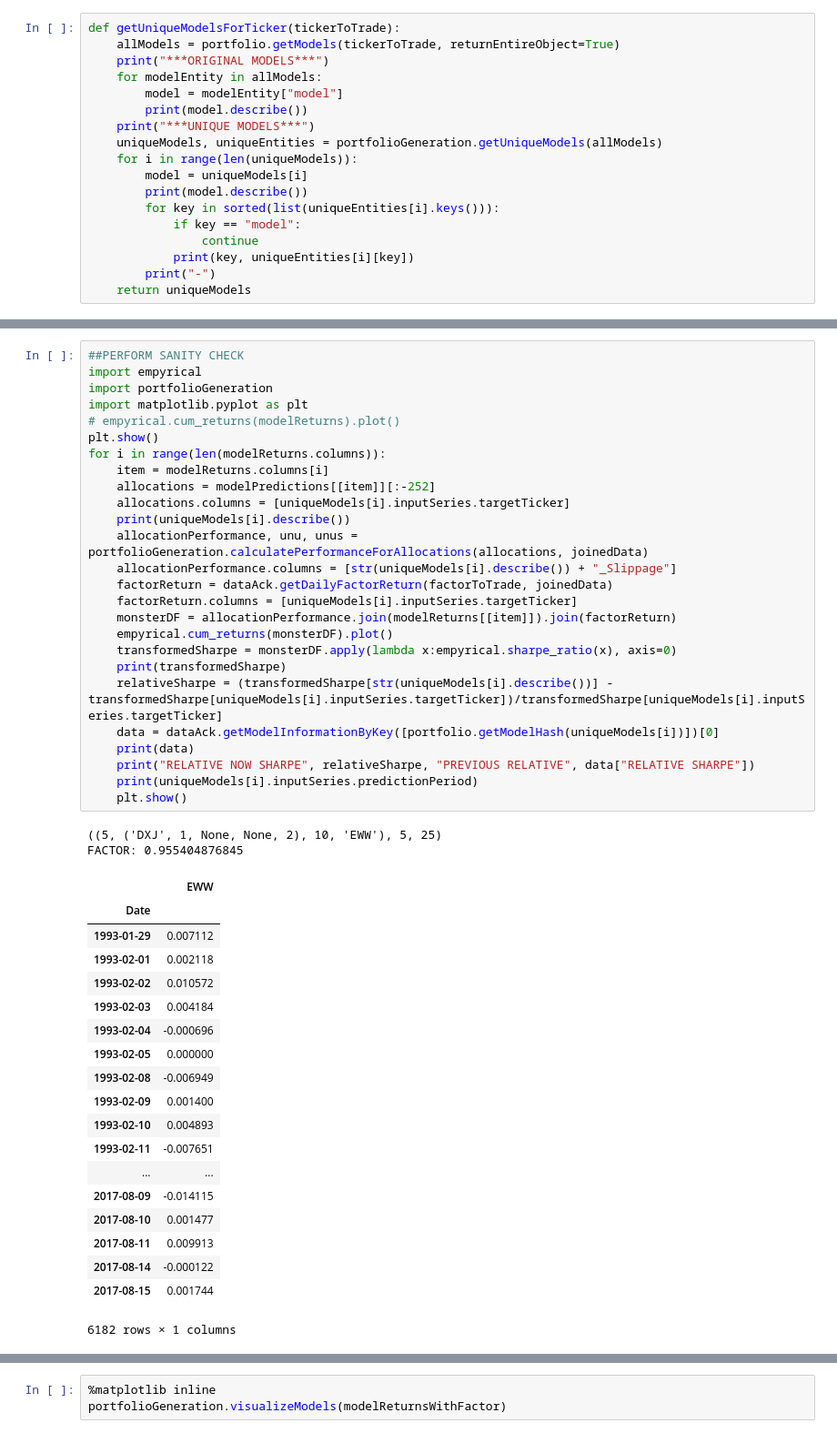
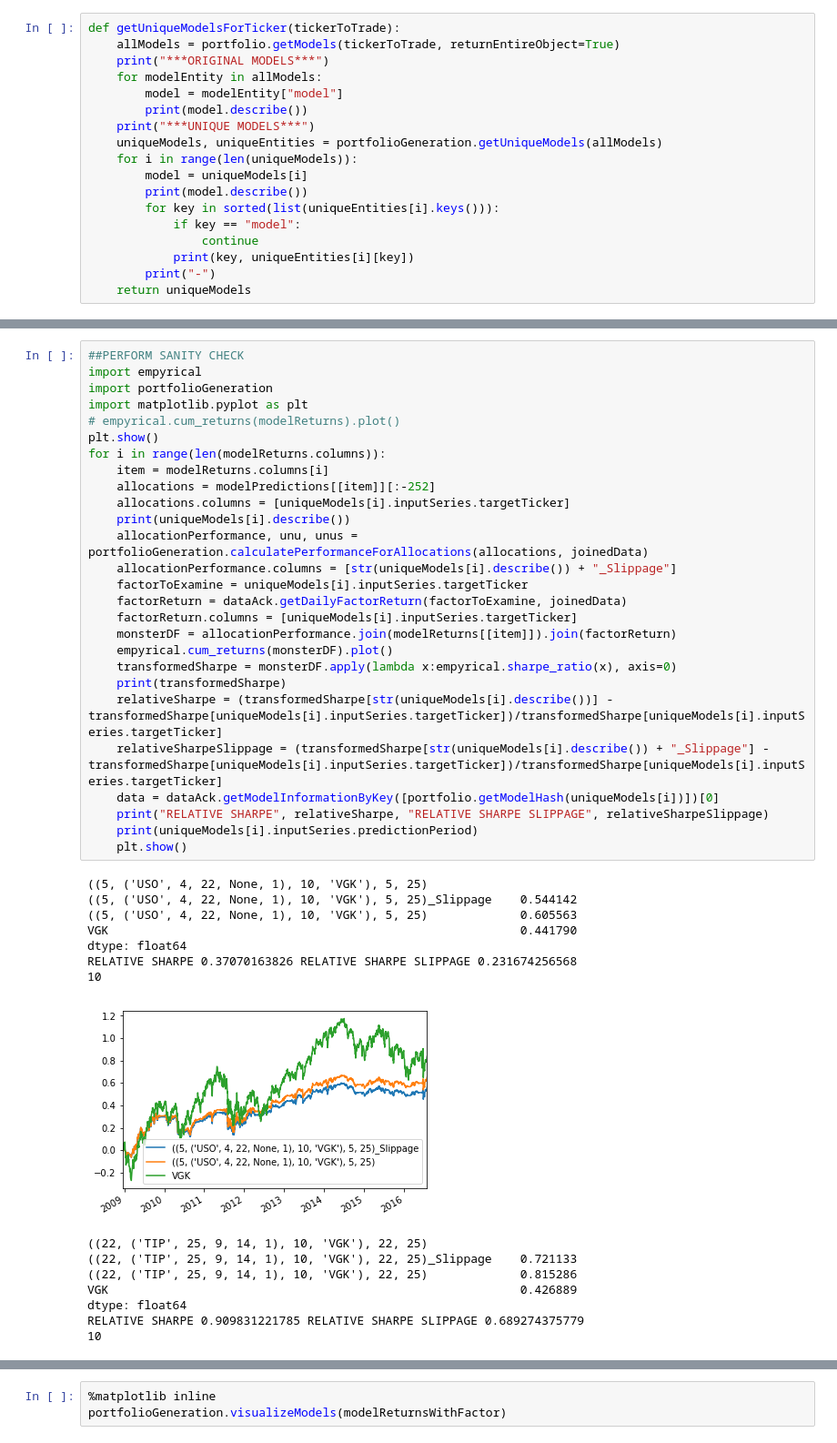
Before and after one commit to SignalBuilders/walkforwardTrader, a Jupyter notebook: Introduce and Initialize Portfolio From Cache.ipynb, the cells around one changed output, grey strips where cells are left out. Shown: that part at 91% size. Cells and saved outputs as stored; diff of their text form.

```diff
--- a/Introduce and Initialize Portfolio From Cache.ipynb
+++ b/Introduce and Initialize Portfolio From Cache.ipynb
@@ -156,48 +183,43 @@ display(modelPredictions)
 # %%
 ##PERFORM SANITY CHECK
 import empyrical
 import portfolioGeneration
 import matplotlib.pyplot as plt
 # empyrical.cum_returns(modelReturns).plot()
 plt.show()
 for i in range(len(modelReturns.columns)):
     item = modelReturns.columns[i]
     allocations = modelPredictions[[item]][:-252]
     allocations.columns = [uniqueModels[i].inputSeries.targetTicker]
     print(uniqueModels[i].describe())
     allocationPerformance, unu, unus = portfolioGeneration.calculatePerformanceForAllocations(allocations, joinedData)
     allocationPerformance.columns = [str(uniqueModels[i].describe()) + "_Slippage"]
-    factorReturn = dataAck.getDailyFactorReturn(factorToTrade, joinedData)
+    factorToExamine = uniqueModels[i].inputSeries.targetTicker
+    factorReturn = dataAck.getDailyFactorReturn(factorToExamine, joinedData)
     factorReturn.columns = [uniqueModels[i].inputSeries.targetTicker]
     monsterDF = allocationPerformance.join(modelReturns[[item]]).join(factorReturn)
     empyrical.cum_returns(monsterDF).plot()
     transformedSharpe = monsterDF.apply(lambda x:empyrical.sharpe_ratio(x), axis=0)
     print(transformedSharpe)
     relativeSharpe = (transformedSharpe[str(uniqueModels[i].describe())] - transformedSharpe[uniqueModels[i].inputSeries.targetTicker])/transformedSharpe[uniqueModels[i].inputSeries.targetTicker]
+    relativeSharpeSlippage = (transformedSharpe[str(uniqueModels[i].describe()) + "_Slippage"] - transformedSharpe[uniqueModels[i].inputSeries.targetTicker])/transformedSharpe[uniqueModels[i].inputSeries.targetTicker]
     data = dataAck.getModelInformationByKey([portfolio.getModelHash(uniqueModels[i])])[0]
-    print(data)
-    print("RELATIVE NOW SHARPE", relativeSharpe, "PREVIOUS RELATIVE", data["RELATIVE SHARPE"])
+    print("RELATIVE SHARPE", relativeSharpe, "RELATIVE SHARPE SLIPPAGE", relativeSharpeSlippage)
     print(uniqueModels[i].inputSeries.predictionPeriod)
     plt.show()
 # %% [output]
-((5, ('DXJ', 1, None, None, 2), 10, 'EWW'), 5, 25)
-FACTOR: 0.955404876845
+((5, ('USO', 4, 22, None, 1), 10, 'VGK'), 5, 25)
+((5, ('USO', 4, 22, None, 1), 10, 'VGK'), 5, 25)_Slippage    0.544142
+((5, ('USO', 4, 22, None, 1), 10, 'VGK'), 5, 25)             0.605563
+VGK                                                          0.441790
+dtype: float64
+RELATIVE SHARPE 0.37070163826 RELATIVE SHARPE SLIPPAGE 0.231674256568
+10
-|  | EWW |
-| Date |  |
-| 1993-01-29 | 0.007112 |
-| 1993-02-01 | 0.002118 |
-| 1993-02-02 | 0.010572 |
-| 1993-02-03 | 0.004184 |
-| 1993-02-04 | -0.000696 |
-| 1993-02-05 | 0.000000 |
-| 1993-02-08 | -0.006949 |
-| 1993-02-09 | 0.001400 |
-| 1993-02-10 | 0.004893 |
-| 1993-02-11 | -0.007651 |
-| ... | ... |
-| 2017-08-09 | -0.014115 |
-| 2017-08-10 | 0.001477 |
-| 2017-08-11 | 0.009913 |
-| 2017-08-14 | -0.000122 |
-| 2017-08-15 | 0.001744 |
+[figure, new version]
-6182 rows × 1 columns
+((22, ('TIP', 25, 9, 14, 1), 10, 'VGK'), 22, 25)
+((22, ('TIP', 25, 9, 14, 1), 10, 'VGK'), 22, 25)_Slippage    0.721133
+((22, ('TIP', 25, 9, 14, 1), 10, 'VGK'), 22, 25)             0.815286
+VGK                                                          0.426889
+dtype: float64
+RELATIVE SHARPE 0.909831221785 RELATIVE SHARPE SLIPPAGE 0.689274375779
+10
```
Also changed, not shown: parts of 8 cells of this notebook, 3 other files.
